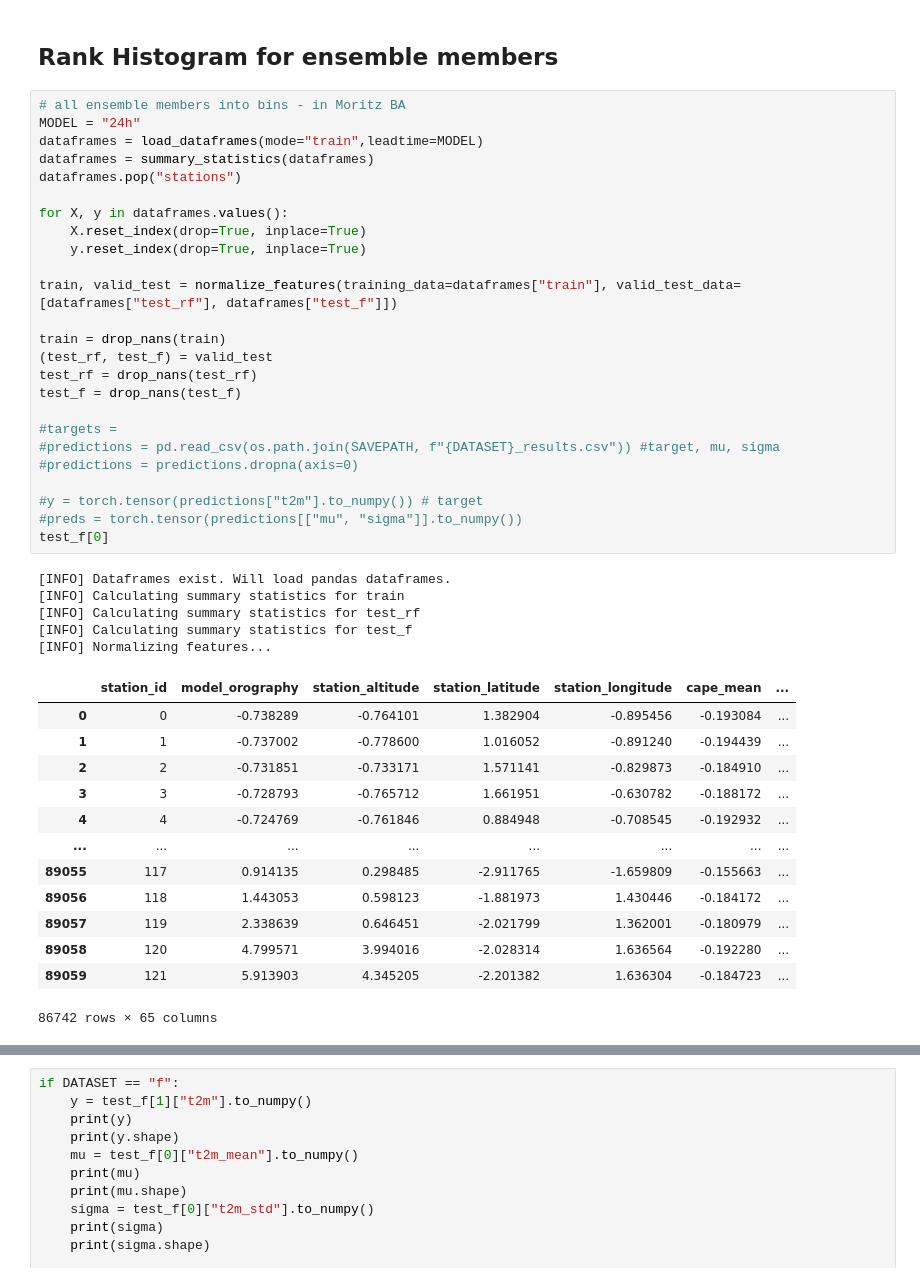
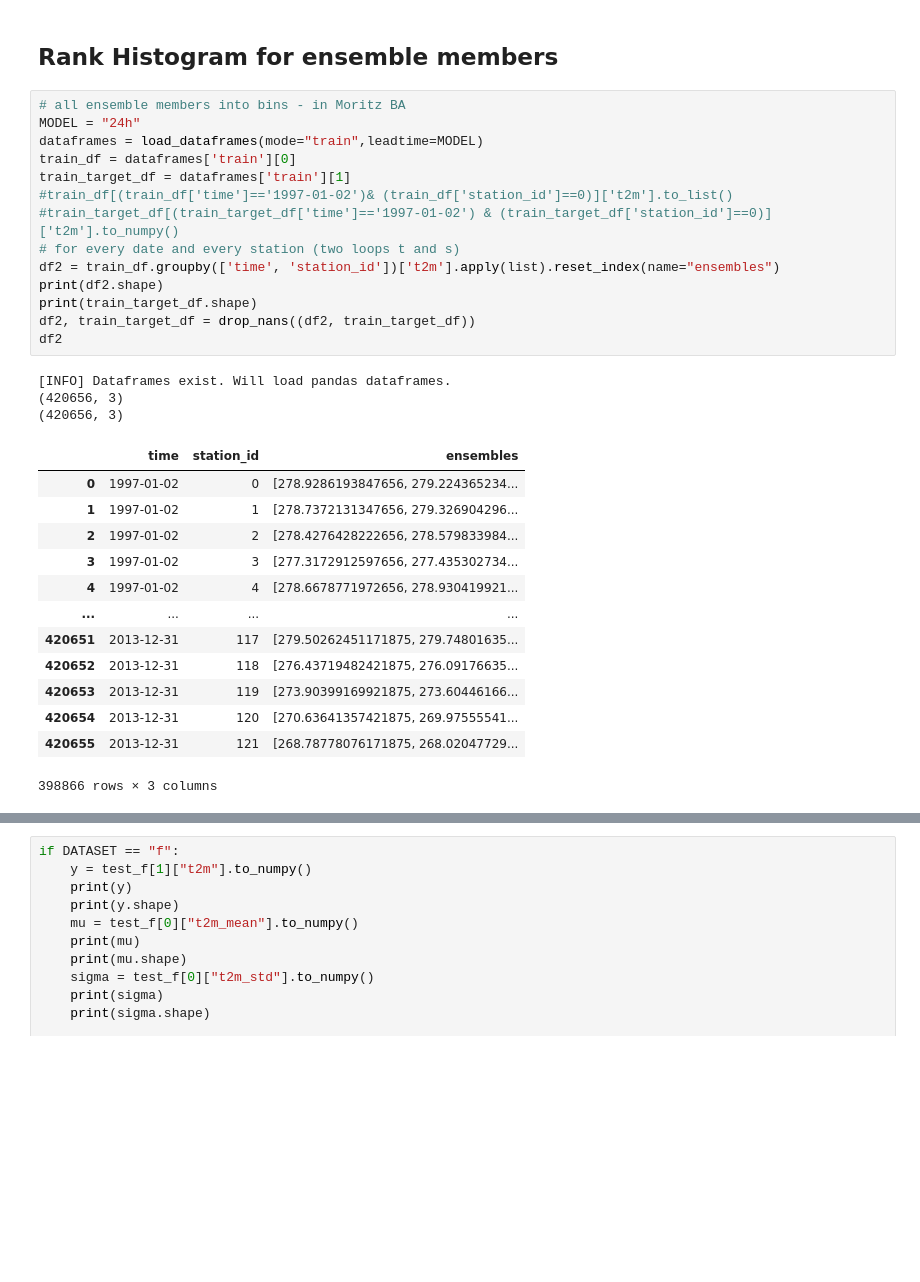
Before and after one commit to leachen01/gnnpp, a Jupyter notebook: exploration/drn_run.ipynb, the cells around one changed output, grey strips where cells are left out. Cells and saved outputs as stored; diff of their text form; blank space fills up the shorter version.

```diff
--- a/exploration/drn_run.ipynb
+++ b/exploration/drn_run.ipynb
@@ -1086,44 +1086,31 @@ plt.hlines(xmin=0,xmax=1, y=1, colors="black", linestyles="--")
 # %%
 # all ensemble members into bins - in Moritz BA
 MODEL = "24h"
 dataframes = load_dataframes(mode="train",leadtime=MODEL)
-dataframes = summary_statistics(dataframes)
-dataframes.pop("stations")
-
-for X, y in dataframes.values():
-    X.reset_index(drop=True, inplace=True)
-    y.reset_index(drop=True, inplace=True)
-
-train, valid_test = normalize_features(training_data=dataframes["train"], valid_test_data=[dataframes["test_rf"], dataframes["test_f"]])
-
-train = drop_nans(train)
-(test_rf, test_f) = valid_test
-test_rf = drop_nans(test_rf)
-test_f = drop_nans(test_f)
-
-#targets =
-#predictions = pd.read_csv(os.path.join(SAVEPATH, f"{DATASET}_results.csv")) #target, mu, sigma
-#predictions = predictions.dropna(axis=0)
-
-#y = torch.tensor(predictions["t2m"].to_numpy()) # target
-#preds = torch.tensor(predictions[["mu", "sigma"]].to_numpy())
-test_f[0]
+train_df = dataframes['train'][0]
+train_target_df = dataframes['train'][1]
+#train_df[(train_df['time']=='1997-01-02')& (train_df['station_id']==0)]['t2m'].to_list()
+#train_target_df[(train_target_df['time']=='1997-01-02') & (train_target_df['station_id']==0)]['t2m'].to_numpy()
+# for every date and every station (two loops t and s)
+df2 = train_df.groupby(['time', 'station_id'])['t2m'].apply(list).reset_index(name="ensembles")
+print(df2.shape)
+print(train_target_df.shape)
+df2, train_target_df = drop_nans((df2, train_target_df))
+df2
 # %% [output]
 [INFO] Dataframes exist. Will load pandas dataframes.
-[INFO] Calculating summary statistics for train
-[INFO] Calculating summary statistics for test_rf
-[INFO] Calculating summary statistics for test_f
-[INFO] Normalizing features...
+(420656, 3)
+(420656, 3)
-|  | station_id | model_orography | station_altitude | station_latitude | station_longitude | cape_mean | ... |
-| 0 | 0 | -0.738289 | -0.764101 | 1.382904 | -0.895456 | -0.193084 | ... |
-| 1 | 1 | -0.737002 | -0.778600 | 1.016052 | -0.891240 | -0.194439 | ... |
-| 2 | 2 | -0.731851 | -0.733171 | 1.571141 | -0.829873 | -0.184910 | ... |
-| 3 | 3 | -0.728793 | -0.765712 | 1.661951 | -0.630782 | -0.188172 | ... |
-| 4 | 4 | -0.724769 | -0.761846 | 0.884948 | -0.708545 | -0.192932 | ... |
-| ... | ... | ... | ... | ... | ... | ... | ... |
-| 89055 | 117 | 0.914135 | 0.298485 | -2.911765 | -1.659809 | -0.155663 | ... |
-| 89056 | 118 | 1.443053 | 0.598123 | -1.881973 | 1.430446 | -0.184172 | ... |
-| 89057 | 119 | 2.338639 | 0.646451 | -2.021799 | 1.362001 | -0.180979 | ... |
-| 89058 | 120 | 4.799571 | 3.994016 | -2.028314 | 1.636564 | -0.192280 | ... |
-| 89059 | 121 | 5.913903 | 4.345205 | -2.201382 | 1.636304 | -0.184723 | ... |
+|  | time | station_id | ensembles |
+| 0 | 1997-01-02 | 0 | [278.9286193847656, 279.224365234... |
+| 1 | 1997-01-02 | 1 | [278.7372131347656, 279.326904296... |
+| 2 | 1997-01-02 | 2 | [278.4276428222656, 278.579833984... |
+| 3 | 1997-01-02 | 3 | [277.3172912597656, 277.435302734... |
+| 4 | 1997-01-02 | 4 | [278.6678771972656, 278.930419921... |
+| ... | ... | ... | ... |
+| 420651 | 2013-12-31 | 117 | [279.50262451171875, 279.74801635... |
+| 420652 | 2013-12-31 | 118 | [276.43719482421875, 276.09176635... |
+| 420653 | 2013-12-31 | 119 | [273.90399169921875, 273.60446166... |
+| 420654 | 2013-12-31 | 120 | [270.63641357421875, 269.97555541... |
+| 420655 | 2013-12-31 | 121 | [268.78778076171875, 268.02047729... |
-86742 rows × 65 columns
+398866 rows × 3 columns
```
Also changed, not shown: parts of 3 cells of this notebook, 19 other files.
